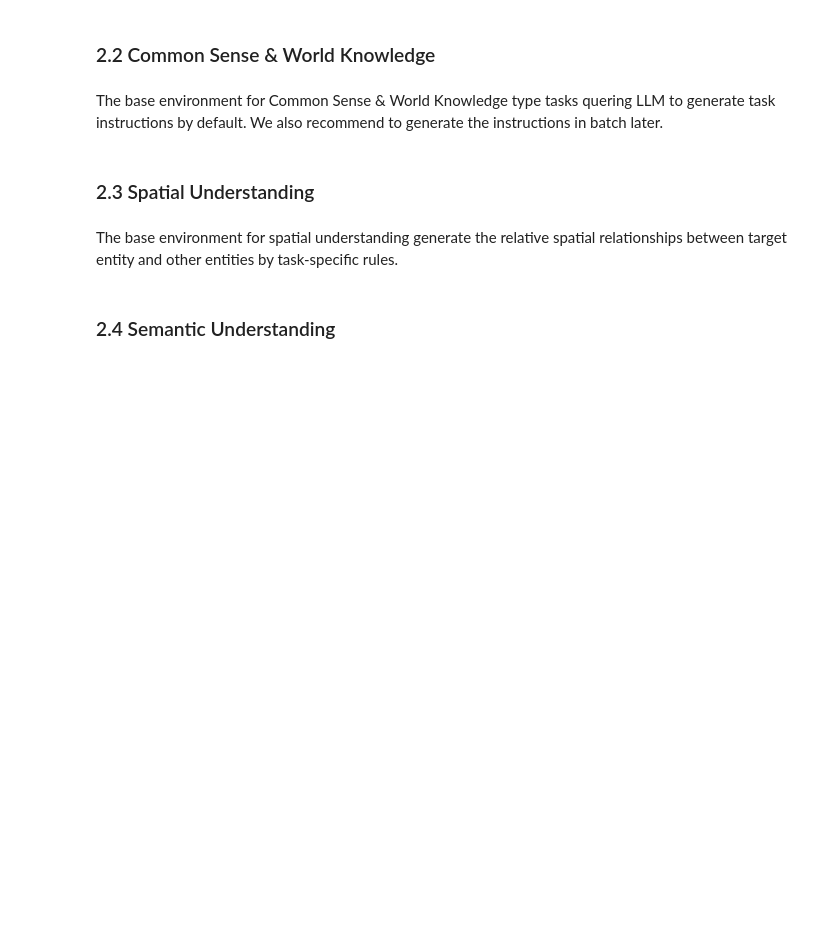
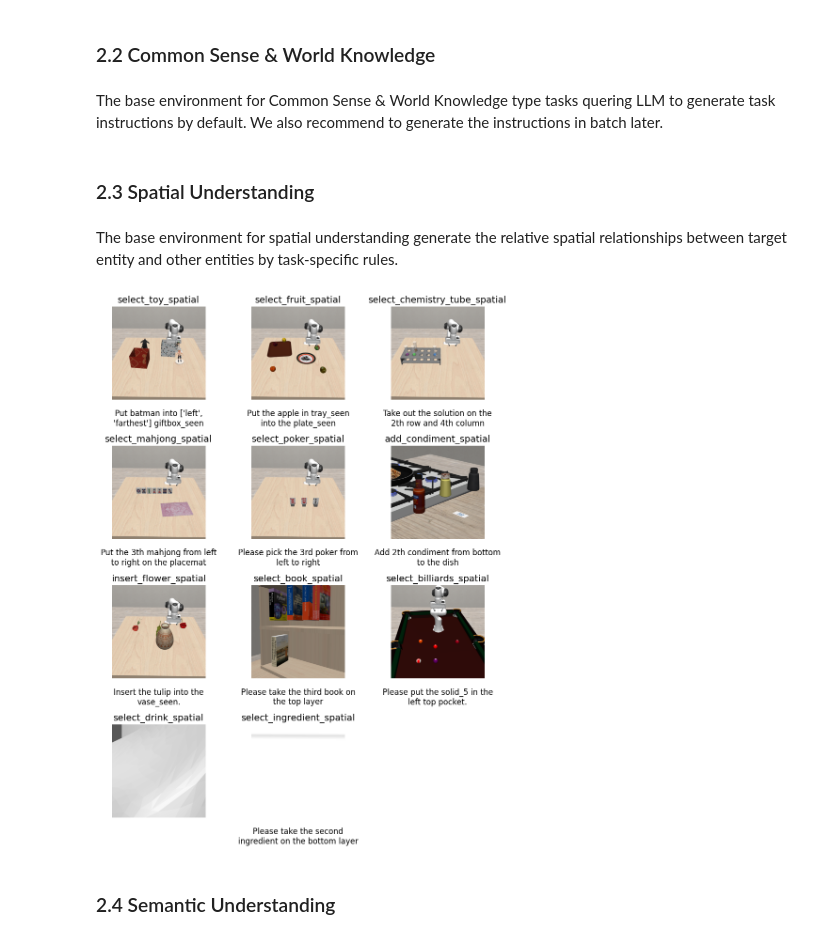
Before and after one commit to hbuurmei/VLABench, a Jupyter notebook: tutorials/1.load_task.ipynb, the cells around one changed output. Saved outputs shown, nothing was run; the diff lists cells and outputs as text; code cells hidden in the pictures; blank space fills up the shorter version.

```diff
--- a/tutorials/1.load_task.ipynb
+++ b/tutorials/1.load_task.ipynb
@@ -105,19 +131,20 @@ tasks_to_load = ["hammer_loose_nail"]
 The base environment for spatial understanding generate the relative spatial relationships between target entity and other entities by task-specific rules.
 # %%
 tasks_to_load = ["select_toy_spatial", "select_fruit_spatial", "select_chemistry_tube_spatial", "select_mahjong_spatial", "select_poker_spatial", "add_condiment_spatial", "insert_flower_spatial", "select_book_spatial", "select_billiards_spatial", "select_drink_spatial", "select_ingredient_spatial"]
-# "", "select_poker", "add_condiment", "insert_flower", "select_book", "select_billiards", "select_drink", "select_ingredient", "select_painting","put_box_on_painting"
+# "", "select_poker", "add_condiment", "insert_flower", "select_book", "select_billiards", "select_drink", "select_ingredient", "select_painting", "put_box_on_painting"
 images, instructions = [], []
-robot="franka"
 for task in tasks_to_load:
     try:
         image, instruction = load_env_and_render(task, robot, reset_wait_step=0)
         images.append(image)
         instructions.append(instruction)
     except Exception as e:
         import traceback
         traceback.print_exc()
         print(f"Failed to load task {task}: {e}")
 plot_images(images, instructions, titles=tasks_to_load, max_columns=3)
+# %% [output]
+[figure, added]
 # %% [markdown]
 ### 2.4 Semantic Understanding
 # %%
```
Also changed, not shown: parts of 9 cells of this notebook.
